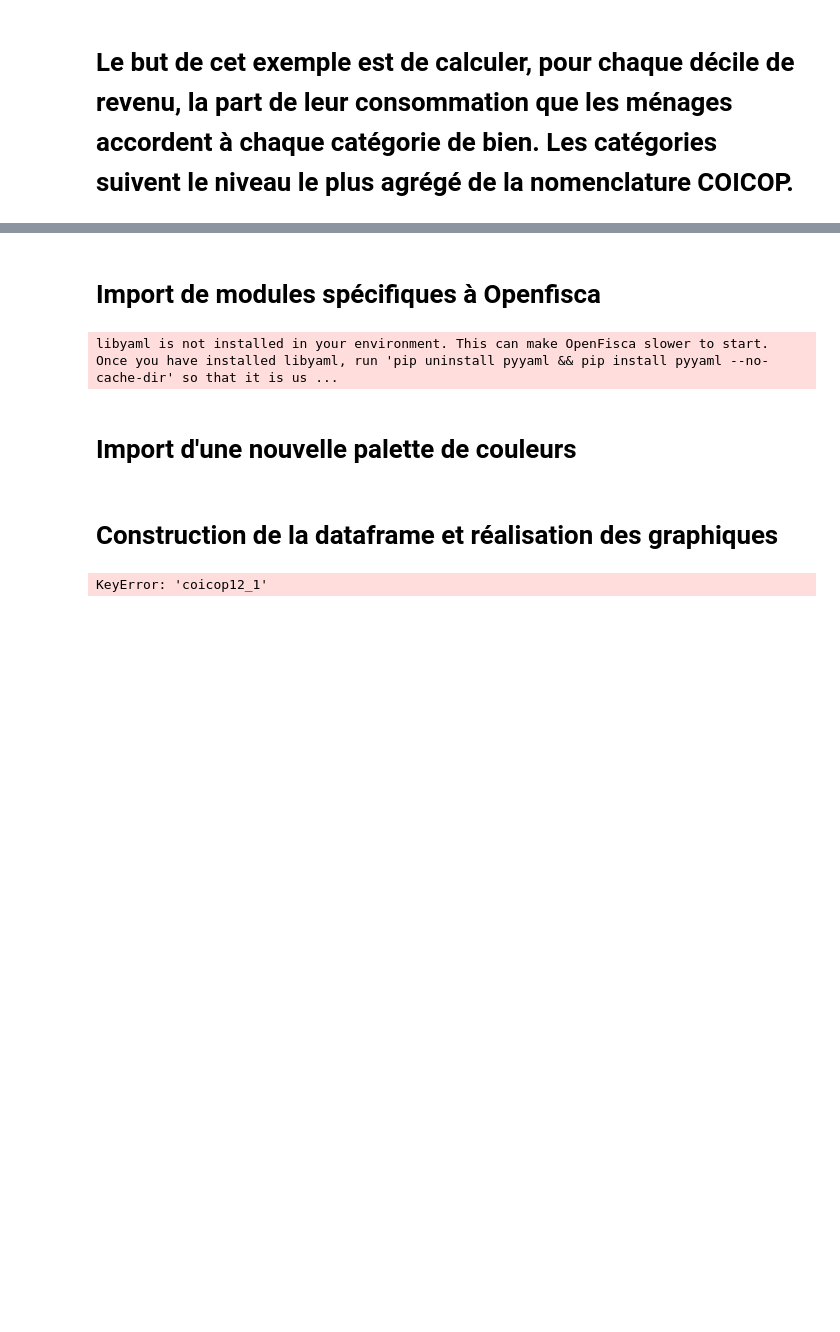
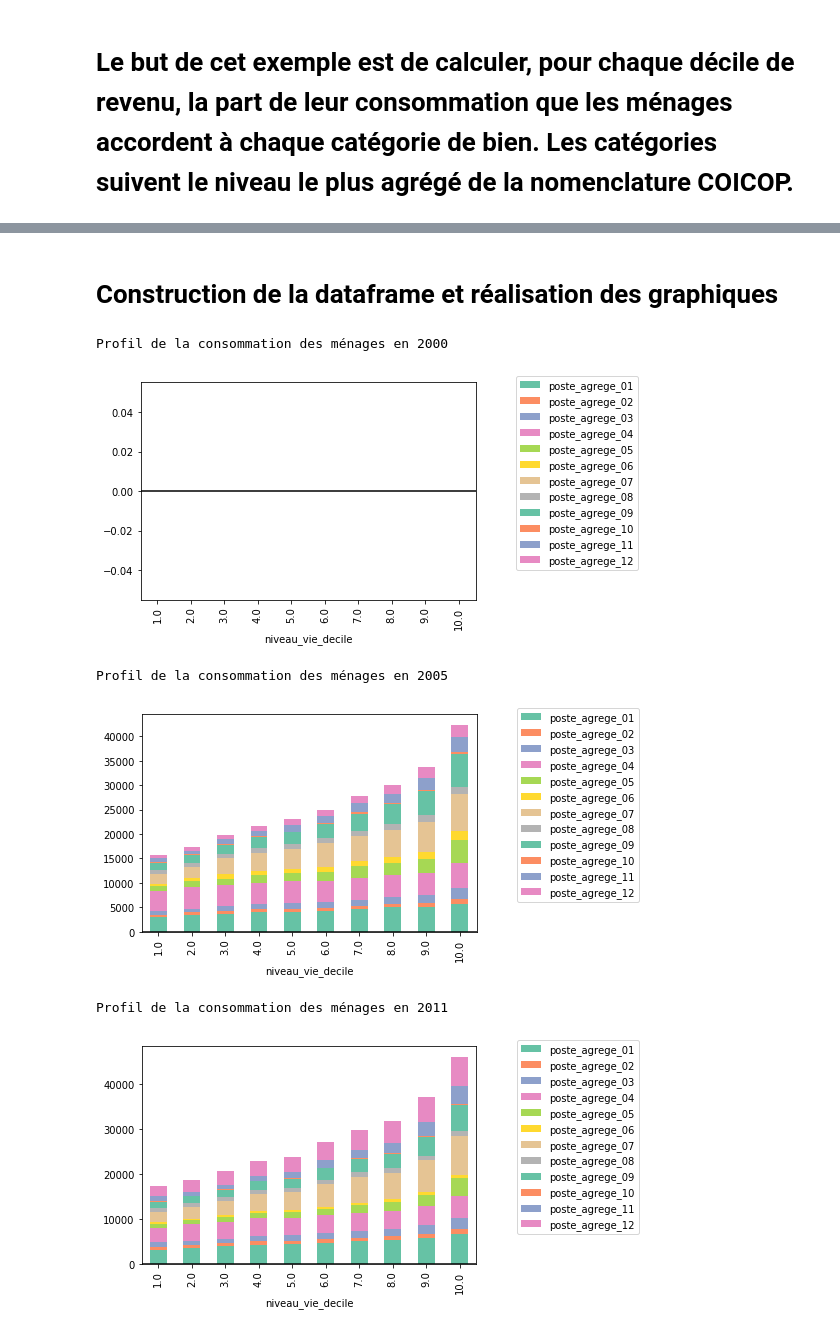
Before and after one commit to openfisca/openfisca-france-indirect-taxation, a Jupyter notebook: openfisca_france_indirect_taxation/examples/notebooks/consommations_coicop_par_decile.ipynb, the cells around one changed output, grey strips where cells are left out. Cells and saved outputs as stored; diff of their text form; code cells hidden in the pictures; blank space fills up the shorter version.

```diff
--- a/openfisca_france_indirect_taxation/examples/notebooks/consommations_coicop_par_decile.ipynb
+++ b/openfisca_france_indirect_taxation/examples/notebooks/consommations_coicop_par_decile.ipynb
@@ -10,9 +3,8 @@ import seaborn
-# %% [markdown]
-# Import de modules spécifiques à Openfisca
 # %%
+import pandas
+import seaborn
 from openfisca_france_indirect_taxation.examples.utils_example import graph_builder_bar
 from openfisca_france_indirect_taxation.surveys import SurveyScenario
+
+seaborn.set_palette(seaborn.color_palette("Set2", 12))
+%matplotlib inline
-# %% [output]
-libyaml is not installed in your environment. This can make OpenFisca slower to start. Once you have installed libyaml, run 'pip uninstall pyyaml && pip install pyyaml --no-cache-dir' so that it is us ...
-# %% [markdown]
-# Import d'une nouvelle palette de couleurs
@@ -22,27 +11,35 @@ seaborn.set_palette(seaborn.color_palette("Set2", 12))
 # %% [markdown]
 # Construction de la dataframe et réalisation des graphiques
 # %%
-    simulated_variables = ['coicop12_{}'.format(coicop12_index) for coicop12_index in range(1, 13)]
-    for year in [2000, 2005, 2011]:
-        survey_scenario = SurveyScenario.create(year = year)
-        pivot_table = pandas.DataFrame()
-        for values in simulated_variables:
-            pivot_table = pandas.concat([
-                pivot_table,
-                survey_scenario.compute_pivot_table(
-                    values = [values],
-                    columns = ['niveau_vie_decile'],
-                    period = year,
-                    )
-                ])
-        df = pivot_table.T
-        df['depenses_tot'] = df[['coicop12_{}'.format(i) for i in range(1, 13)]].sum(axis = 1)
+postes_agreges = ['poste_agrege_{}'.format(index) for index in
+    ["0{}".format(i) for i in range(1, 10)] + ["10", "11", "12"]
+    ]
 
-        for i in range(1, 13):
-            df['part_coicop12_{}'.format(i)] = \
-                df['coicop12_{}'.format(i)] / df['depenses_tot']
+simulated_variables = postes_agreges + ['depenses_tot']
+for year in [2000, 2005, 2011]:
+    survey_scenario = SurveyScenario.create(year = year)
+    pivot_table = pandas.DataFrame()
+    for values in simulated_variables:
+        pivot_table = pandas.concat([
+            pivot_table,
+            survey_scenario.compute_pivot_table(
+                values = [values],
+                columns = ['niveau_vie_decile'],
+                period = year,
+                )
+            ])
+    df = pivot_table.T
 
-        print('Profil de la consommation des ménages en {}'.format(year))
-        graph_builder_bar(df[['part_coicop12_{}'.format(i) for i in range(1, 13)]])
+    for poste_agrege in postes_agreges:
+        df['part_{}'.format(poste_agrege)] = \
+            df[poste_agrege] / df['depenses_tot']
+
+    print('Profil de la consommation des ménages en {}'.format(year))
+    graph_builder_bar(df[postes_agreges], stacked = True)
 # %% [output]
-KeyError: 'coicop12_1'
+Profil de la consommation des ménages en 2000
+[figure, added]
+Profil de la consommation des ménages en 2005
+[figure, added]
+Profil de la consommation des ménages en 2011
+[figure, added]
```
Also changed, not shown: parts of 3 cells of this notebook, 5 other files.
